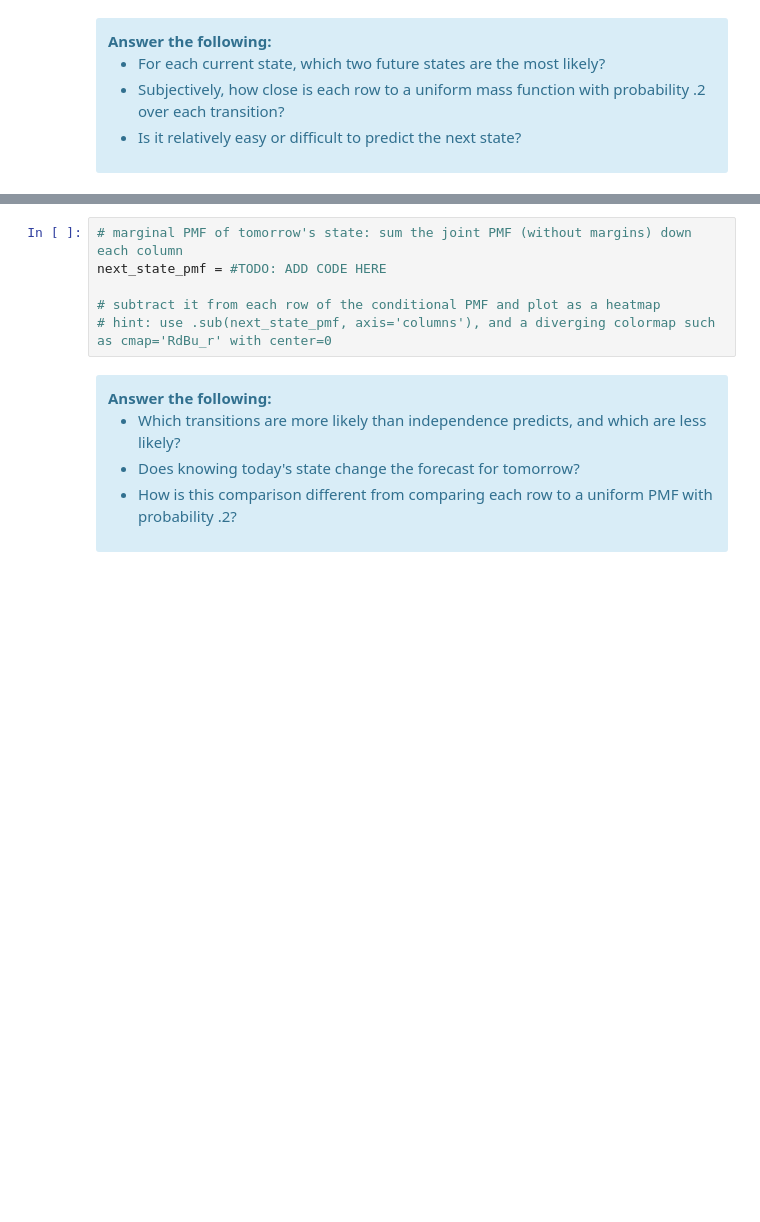
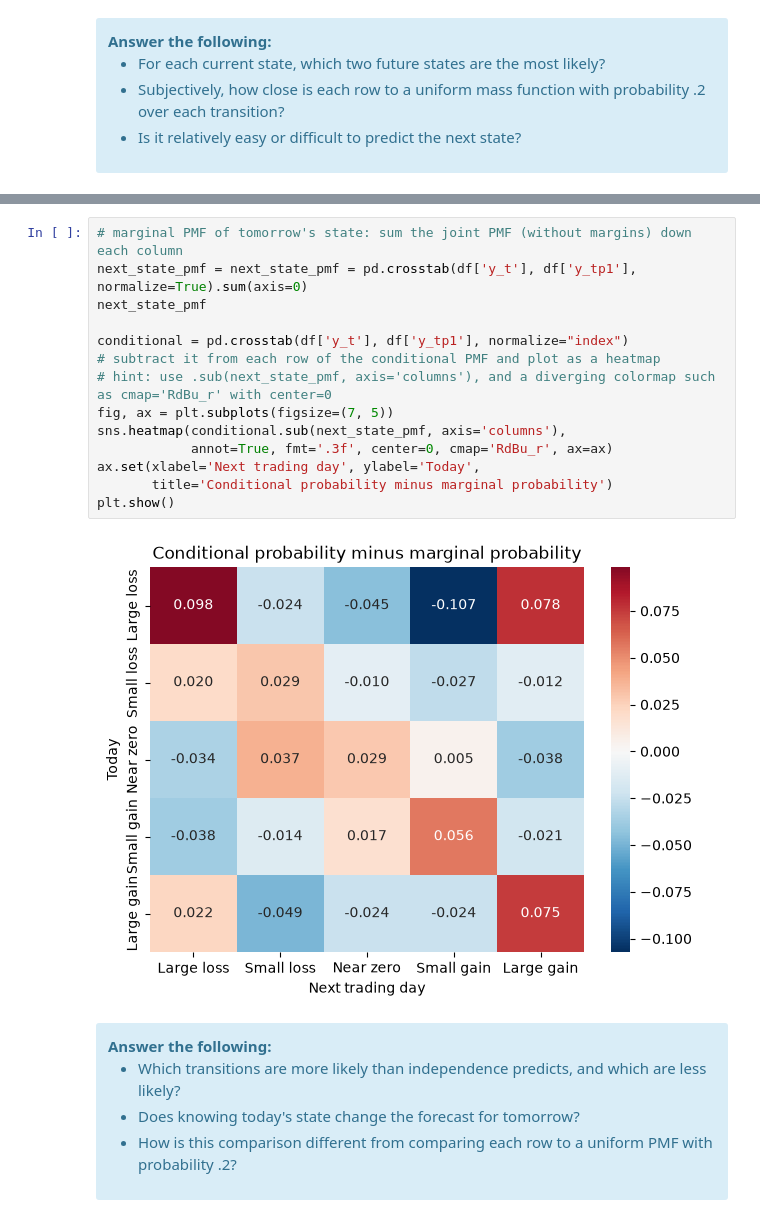
Before and after one commit to wesleyfletcher/UU_F26_templates, a Jupyter notebook: Week09/Thursday_lab/lab08.ipynb, the cells around one changed output, grey strips where cells are left out. Cells and saved outputs as stored; diff of their text form; blank space fills up the shorter version.

```diff
--- a/Week09/Thursday_lab/lab08.ipynb
+++ b/Week09/Thursday_lab/lab08.ipynb
@@ -133,9 +241,19 @@ Which transitions are most likely to occur?
 # %%
 # marginal PMF of tomorrow's state: sum the joint PMF (without margins) down each column
-next_state_pmf = #TODO: ADD CODE HERE
+next_state_pmf = next_state_pmf = pd.crosstab(df['y_t'], df['y_tp1'], normalize=True).sum(axis=0)
+next_state_pmf
 
+conditional = pd.crosstab(df['y_t'], df['y_tp1'], normalize="index")
 # subtract it from each row of the conditional PMF and plot as a heatmap
 # hint: use .sub(next_state_pmf, axis='columns'), and a diverging colormap such as cmap='RdBu_r' with center=0
+fig, ax = plt.subplots(figsize=(7, 5))
+sns.heatmap(conditional.sub(next_state_pmf, axis='columns'),
+            annot=True, fmt='.3f', center=0, cmap='RdBu_r', ax=ax)
+ax.set(xlabel='Next trading day', ylabel='Today',
+       title='Conditional probability minus marginal probability')
+plt.show()
+# %% [output]
+[figure, added]
 # %% [markdown]
 <div class='alert alert-info'><b>Answer the following:</b>
 
```
Also changed, not shown: parts of 38 cells of this notebook, 1 other file.
